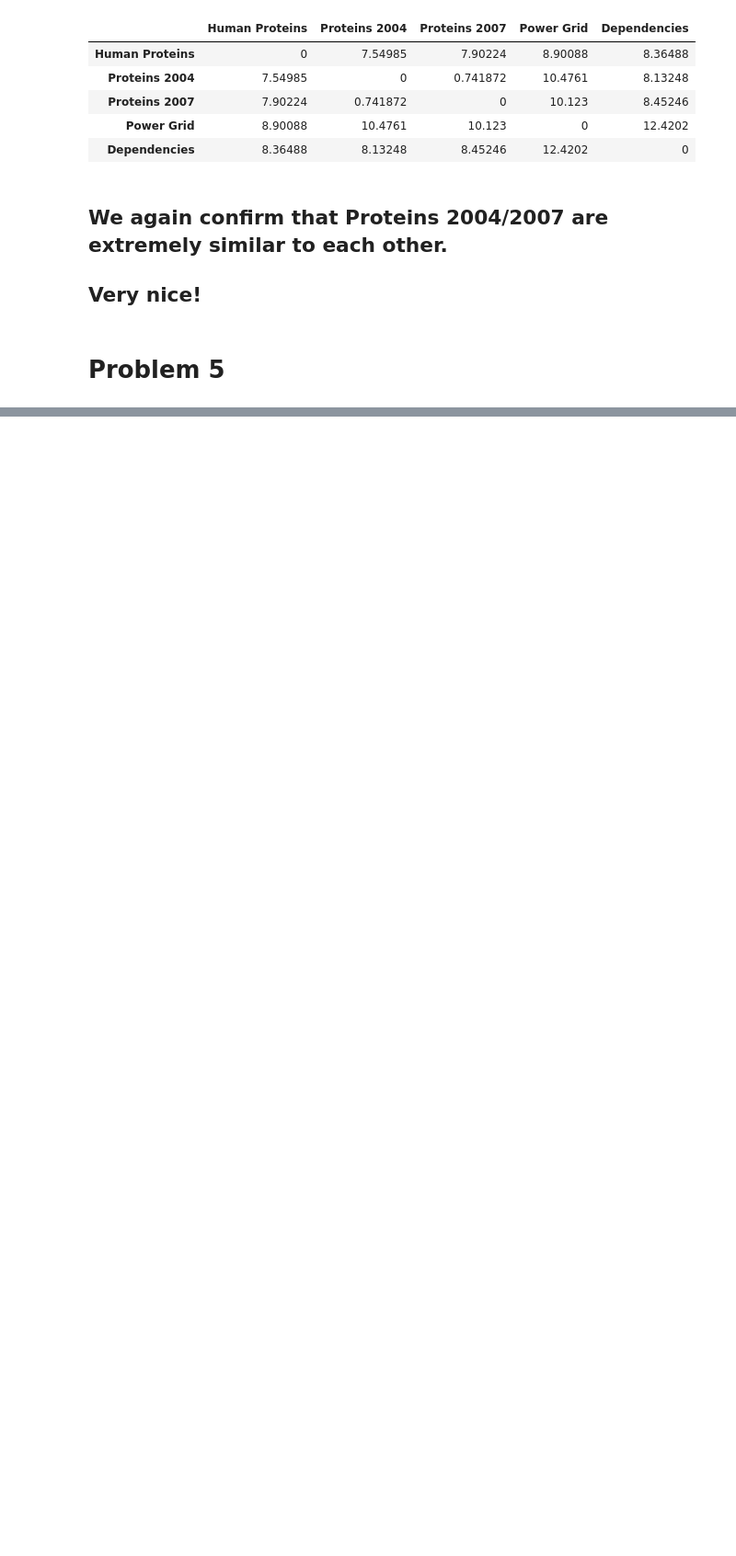
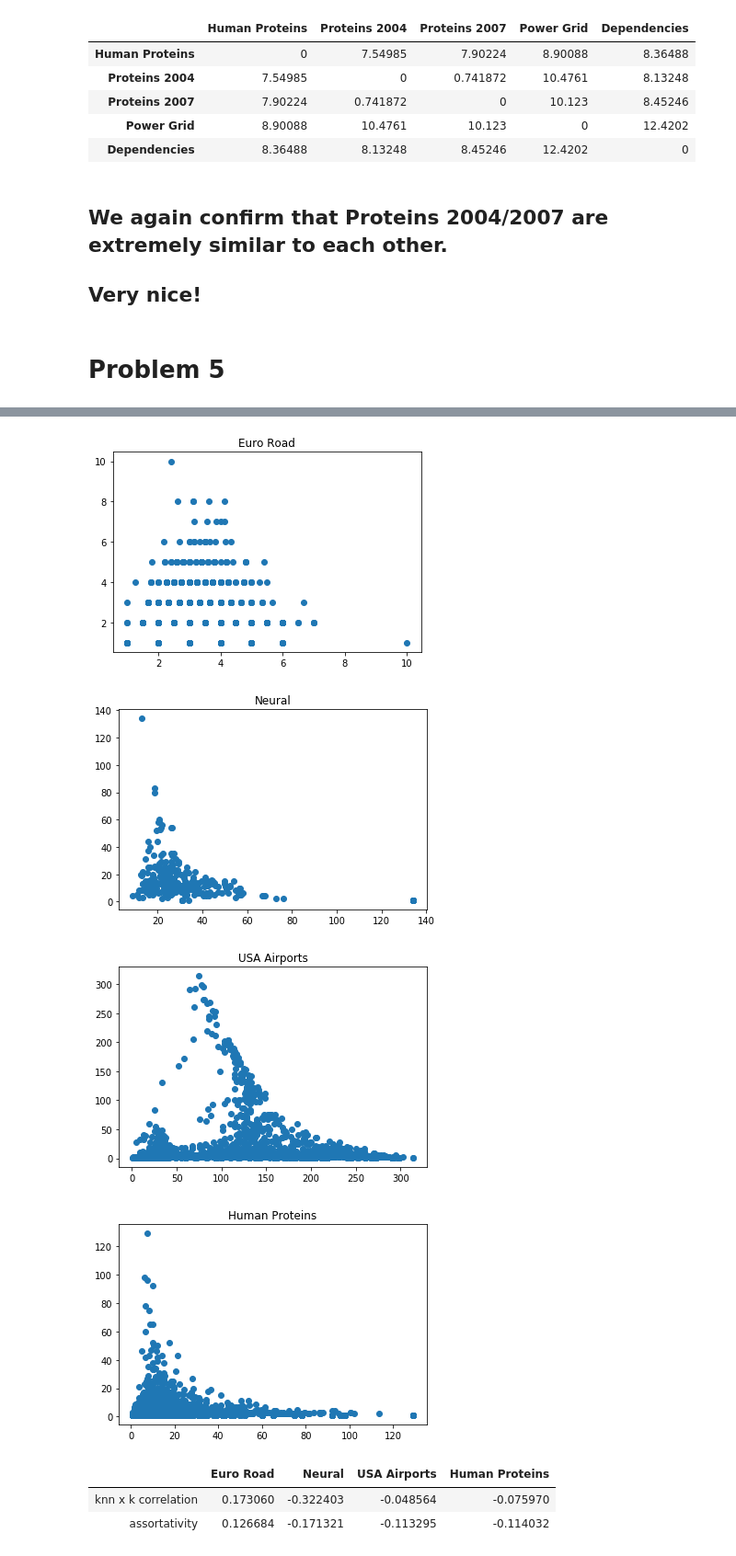
Before and after one commit to matheushjs/sandbox, a Jupyter notebook: complex_nets/lista2.ipynb, the cells around one changed output, grey strips where cells are left out. Shown at 92% size. Saved outputs shown, nothing was run; the diff lists cells and outputs as text; code cells hidden in the pictures; blank space fills up the shorter version.

```diff
--- a/complex_nets/lista2.ipynb
+++ b/complex_nets/lista2.ipynb
@@ -711,3 +711,12 @@ s
 ## Very nice!
 # %% [markdown]
 # Problem 5
+# %%
+allNames = ["Euro Road", "Neural", "USA Airports", "Human Proteins"]
+allG = [eroadG, neuralG, usairG, humanG]
+
+allG[1] = nx.DiGraph(neuralG)
+
+for i, G in enumerate(allG):
+    allG[i] = nx.to_undirected(G)
+    print(type(allG[i]))
@@ -713,0 +728,29 @@ s
+# %%
+undict = lambda d: list(dict(d).values())
+
+corrs = []
+assort = []
+
+for G, name in zip(allG, allNames):
+    plt.figure()
+    A = undict(nx.average_neighbor_degree(G))
+    B = undict(G.degree())
+    plt.scatter(A, B)
+    corrs.append(np.corrcoef(A, B)[1,0])
+    assort.append(nx.degree_assortativity_coefficient(G))
+    plt.title(name)
+    plt.show()
+
+corrs2 = np.array([corrs, assort])
+
+df = pd.DataFrame(corrs2, columns=allNames)
+df.index = ["knn x k correlation", "assortativity"]
+df
+# %% [output]
+[figure, added]
+[figure, added]
+[figure, added]
+[figure, added]
+|  | Euro Road | Neural | USA Airports | Human Proteins |
+| knn x k correlation | 0.173060 | -0.322403 | -0.048564 | -0.075970 |
+| assortativity | 0.126684 | -0.171321 | -0.113295 | -0.114032 |
```
Also changed, not shown: parts of 5 cells of this notebook.
